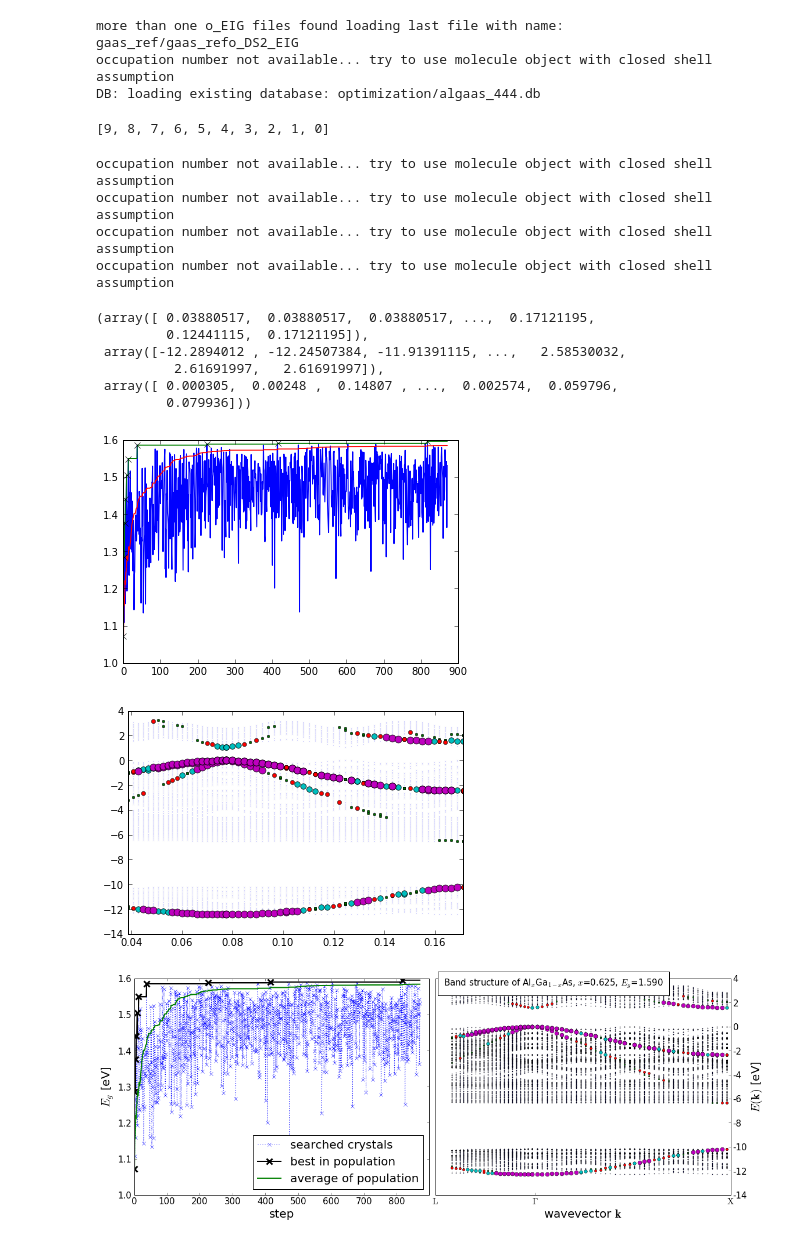
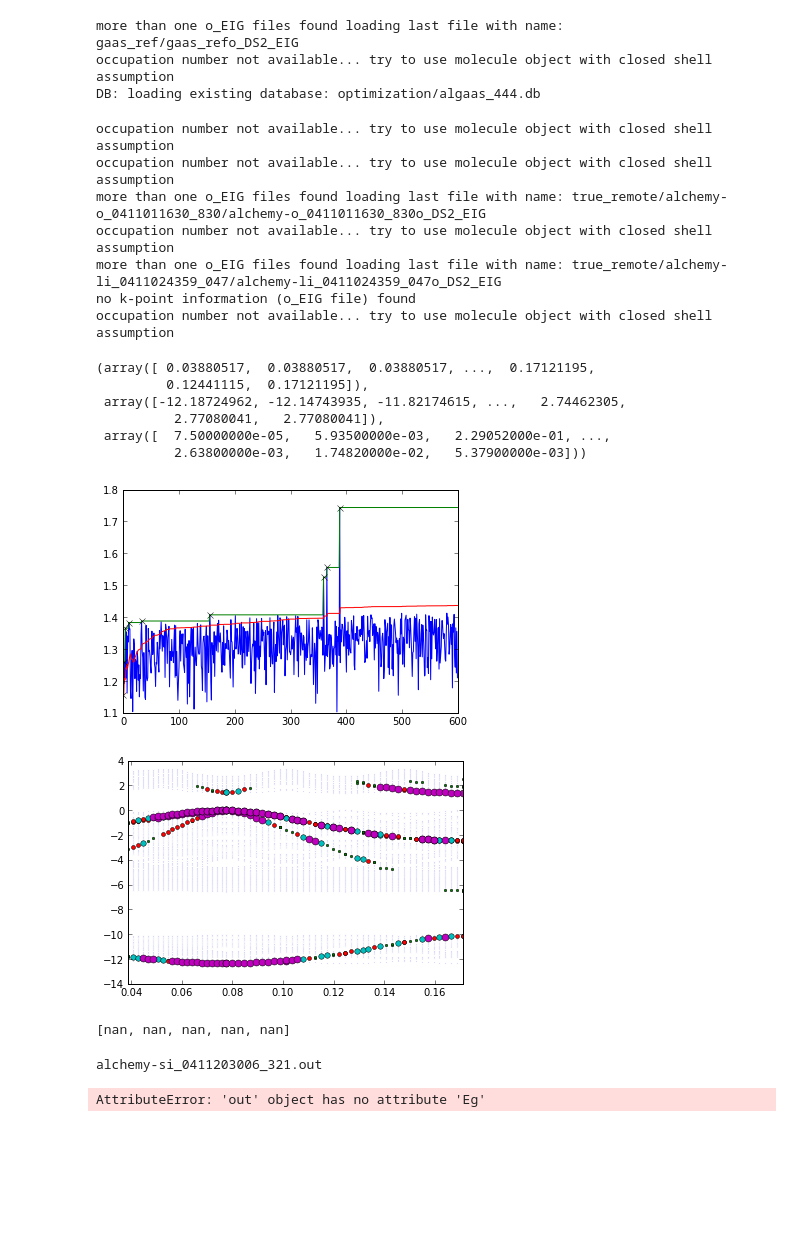
Before and after one commit to SamKChang/20170406_alchemy_optimization, a Jupyter notebook: analysis/optimization.ipynb, the cells around one changed output. Saved outputs shown, nothing was run; the diff lists cells and outputs as text; code cells hidden in the pictures; blank space fills up the shorter version.

```diff
--- a/analysis/optimization.ipynb
+++ b/analysis/optimization.ipynb
@@ -18,10 +13,19 @@ please modify /path/to/qctoolkit/setting.py and recompile.
 # %%
 gaas = qtk.QMOut('gaas_ref/gaas_ref.out', program='abinit')
 alas = qtk.QMOut('gaas_rst_test/gaas_rst_test.out', program='abinit')
+#opt_log = qtk.Logger('optimization/algaas_444.db')
 opt_log = qtk.Logger('optimization/algaas_444.db')
 entries = [e for e in opt_log.list(has_data=True) if e.data > 0]
 
 def extract(i):
+
+    def getOut(out_path):
+        out = None
+        if os.path.exists(out_path):
+            out_file = glob.glob("%s/*.out" % out_path)[0]
+            out = qtk.QMOut(out_file, program='abinit')
+            return out
+
     out = None
     if i < len(entries):
         entry = entries[i]
@@ -31,27 +35,25 @@ def extract(i):
             except IndexError:
                 out_root = entry.comment
 
-            out_path = 'optimization/results/%s' % out_root
+            out_path = 'optimization/results/step01/%s' % out_root
+            out_true = 'true_remote/step01/%s' % out_root
 
-            if os.path.exists(out_path):
-                out_file = glob.glob("%s/*.out" % out_path)[0]
-                out = qtk.QMOut(out_file, program='abinit')
-    return out
+            #out_path = 'optimization/results/%s' % out_root
+            #out_true = 'true_remote/%s' % out_root
+
+    return getOut(out_path), getOut(out_true)
 # %% [output]
 more than one o_EIG files found loading last file with name: gaas_ref/gaas_refo_DS2_EIG
 occupation number not available... try to use molecule object with closed shell assumption
 DB: loading existing database: optimization/algaas_444.db
-# %%
-a = range(10)
-sorted(a)[::-1]
-# %% [output]
-[9, 8, 7, 6, 5, 4, 3, 2, 1, 0]
 # %%
 outs = []
+outs_true = []
 for i in range(len(entries)):
-    out = extract(i)
+    out, out_true = extract(i)
     if out:
         outs.append(out)
+        outs_true.append(out_true)
 
 Eg_list = [e.data for e in entries]
 
@@ -61,37 +63,40 @@ max_y = []
 itr = 0
 avg_list = []
 for i in range(len(Eg_list)):
     Eg = Eg_list[i]
     if len(max_list) == 0 or Eg >= max(max_list):
         max_list.append(Eg)
         max_x.append(i)
         max_y.append(Eg)
     else:
         max_list.append(max_list[-1])
     if i > 0:
         limit = min(i, 20)
         avg_entries = np.array(sorted(Eg_list[:i])[::-1][:limit])
         avg_list.append(avg_entries.mean())
     else:
         avg_list.append(Eg)
 
 
 plt.plot(Eg_list)
 plt.plot(max_list)
 plt.plot(avg_list)
 plt.plot(max_x, max_y, ls='', marker='x', mec='k')
 outs[0].plot_band_unfold([[0.5,0,0.25],[0,0,0],[0,0.5,0.5]], [4,4,4], zero_weight_color='0.99')
 # %% [output]
 occupation number not available... try to use molecule object with closed shell assumption
 occupation number not available... try to use molecule object with closed shell assumption
+more than one o_EIG files found loading last file with name: true_remote/alchemy-o_0411011630_830/alchemy-o_0411011630_830o_DS2_EIG
 occupation number not available... try to use molecule object with closed shell assumption
+more than one o_EIG files found loading last file with name: true_remote/alchemy-li_0411024359_047/alchemy-li_0411024359_047o_DS2_EIG
+no k-point information (o_EIG file) found
 occupation number not available... try to use molecule object with closed shell assumption
 (array([ 0.03880517,  0.03880517,  0.03880517, ...,  0.17121195,
          0.12441115,  0.17121195]),
- array([-12.2894012 , -12.24507384, -11.91391115, ...,   2.58530032,
-          2.61691997,   2.61691997]),
- array([ 0.000305,  0.00248 ,  0.14807 , ...,  0.002574,  0.059796,
-         0.079936]))
+ array([-12.18724962, -12.14743935, -11.82174615, ...,   2.74462305,
+          2.77080041,   2.77080041]),
+ array([  7.50000000e-05,   5.93500000e-03,   2.29052000e-01, ...,
+          2.63800000e-03,   1.74820000e-02,   5.37900000e-03]))
-[figure, old version]
+[figure, new version]
-[figure, old version]
+[figure, new version]
 # %%
@@ -147,29 +152,39 @@ def bandPlot(ax, out, ticksize=None, labelsize=None, legendsize=None, zero_weigh
         ax.set_ylabel(r'$E(\mathbf{k})$ [eV]')
 
     return ax
+# %%
+outs
+# %% [output]
+[nan, nan, nan, nan, nan]
 # %%
 def version1():
 
-    nAl = float(outs[-1].molecule.name.split('Ga')[0].replace('Al',''))
+    out = outs[3]
+    print out.name, out.Eg
+
+    nAl = float(out.molecule.name.split('Ga')[0].replace('Al',''))
     ratio = "%5.3f" % (nAl / 64)
-    Eg = "%5.3f" % outs[-1].Eg
+    Eg = "%5.3f" % out.Eg
 
     fig, (ax1, ax2) = plt.subplots(1,2,figsize=(16,6))
 
     ax1 = stepPlot(ax1,ticksize=15, labelsize=20, legendsize=20)
-    ax2 = bandPlot(ax2, outs[-1],ticksize=15, labelsize=20, legendsize=20)
+    ax2 = bandPlot(ax2, out,ticksize=15, labelsize=20, legendsize=20)
 
     ax2.yaxis.set_label_position('right')
     ax2.yaxis.tick_right()
     ax2.text(0.035, 3.4,
              r'Band structure of Al$_x$Ga$_{1-x}$As, $x$=%s, $E_g$=%s' % (ratio, Eg),
              bbox={'facecolor':'white', 'pad':10}, fontsize=15)
+    ax1.set_ylim([1, 1.62])
 
     plt.tight_layout(0.5)
 
 version1()
+plt.savefig('optPlot.pdf')
 # %% [output]
-[figure, removed]
+alchemy-si_0411203006_321.out
+AttributeError: 'out' object has no attribute 'Eg'
 # %%
 def version2():
 
```
Also changed, not shown: parts of 12 cells of this notebook, 7 other files.
